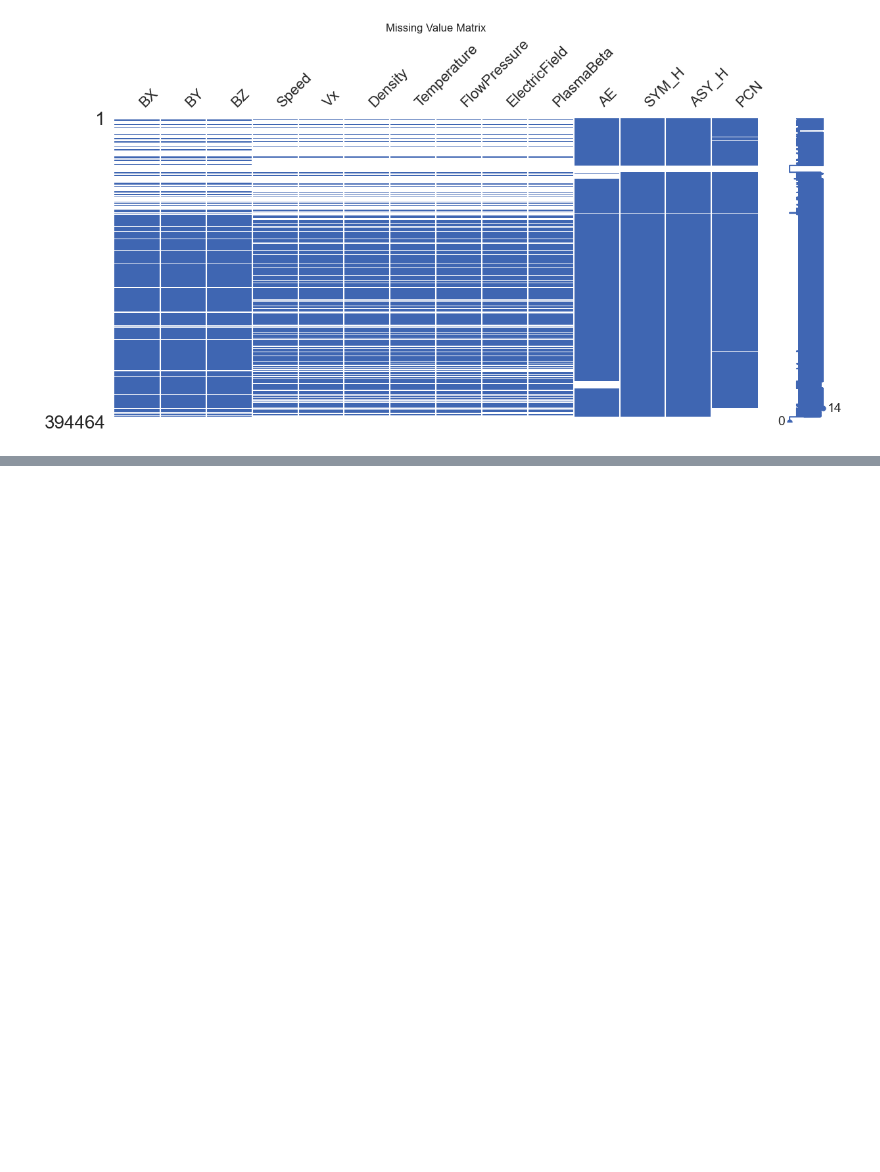
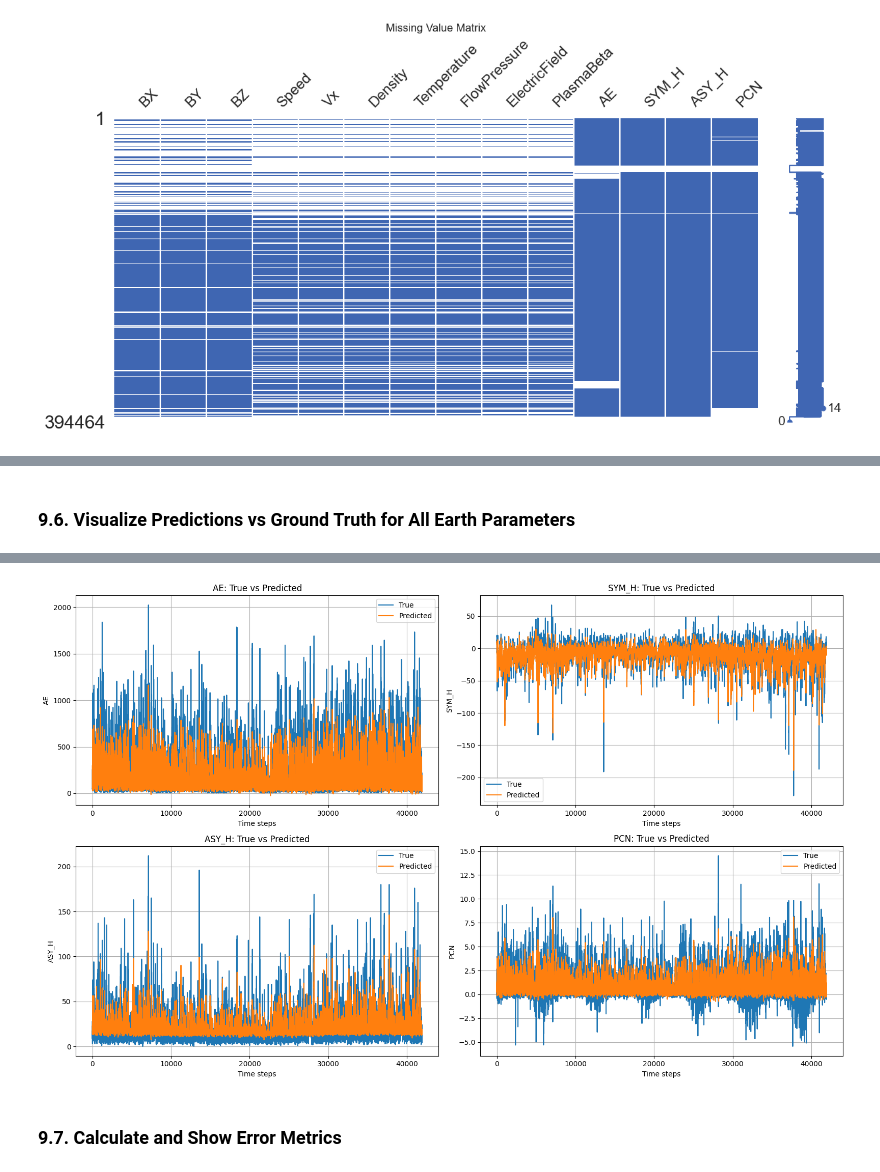
Before and after one commit to shivangichaudhary/Space-Weather-Event-Analysis, a Jupyter notebook: Notebooks/omni2.ipynb, the cells around one changed output, grey strips where cells are left out. Cells and saved outputs as stored; diff of their text form; code cells hidden in the pictures; blank space fills up the shorter version.

```diff
--- a/Notebooks/omni2.ipynb
+++ b/Notebooks/omni2.ipynb
@@ -411,0 +522,13 @@ plt.show()
+# %%
+from tensorflow.keras.models import Sequential
+from tensorflow.keras.layers import LSTM, Dense, Dropout
+
+model = Sequential([
+    LSTM(64, input_shape=(window_size, X.shape[1]), return_sequences=False),
+    Dropout(0.2),
+    Dense(32, activation='relu'),
+    Dense(Y.shape[1])  # Output layer for AE, SYM_H, ASY_H, PCN
+])
+
+model.compile(optimizer='adam', loss='mse')
+model.summary()
@@ -411,0 +553,8 @@ plt.show()
+# %%
+history = model.fit(
+    X_train, y_train,
+    validation_data=(X_test, y_test),
+    epochs=20,
+    batch_size=64,
+    verbose=1
+)
@@ -411,0 +586,25 @@ plt.show()
+# %% [markdown]
+### 9.6. Visualize Predictions vs Ground Truth for All Earth Parameters
+# %%
+import matplotlib.pyplot as plt
+
+# Predict
+y_pred_scaled = model.predict(X_test)
+y_pred = output_scaler.inverse_transform(y_pred_scaled)
+y_true = output_scaler.inverse_transform(y_test)
+
+# Plot all targets
+plt.figure(figsize=(16, 10))
+for i, name in enumerate(earth_targets):
+    plt.subplot(2, 2, i+1)
+    plt.plot(y_true[:, i], label="True")
+    plt.plot(y_pred[:, i], label="Predicted")
+    plt.title(f"{name}: True vs Predicted")
+    plt.xlabel("Time steps")
+    plt.ylabel(name)
+    plt.grid(True)
+    plt.legend()
+
+plt.tight_layout()
+plt.show()
+# %% [output]
@@ -411,0 +612,3 @@ plt.show()
+[figure, added]
+# %% [markdown]
+### 9.7. Calculate and Show Error Metrics
```
Also changed, not shown: parts of 29 cells of this notebook, 6 other files.
